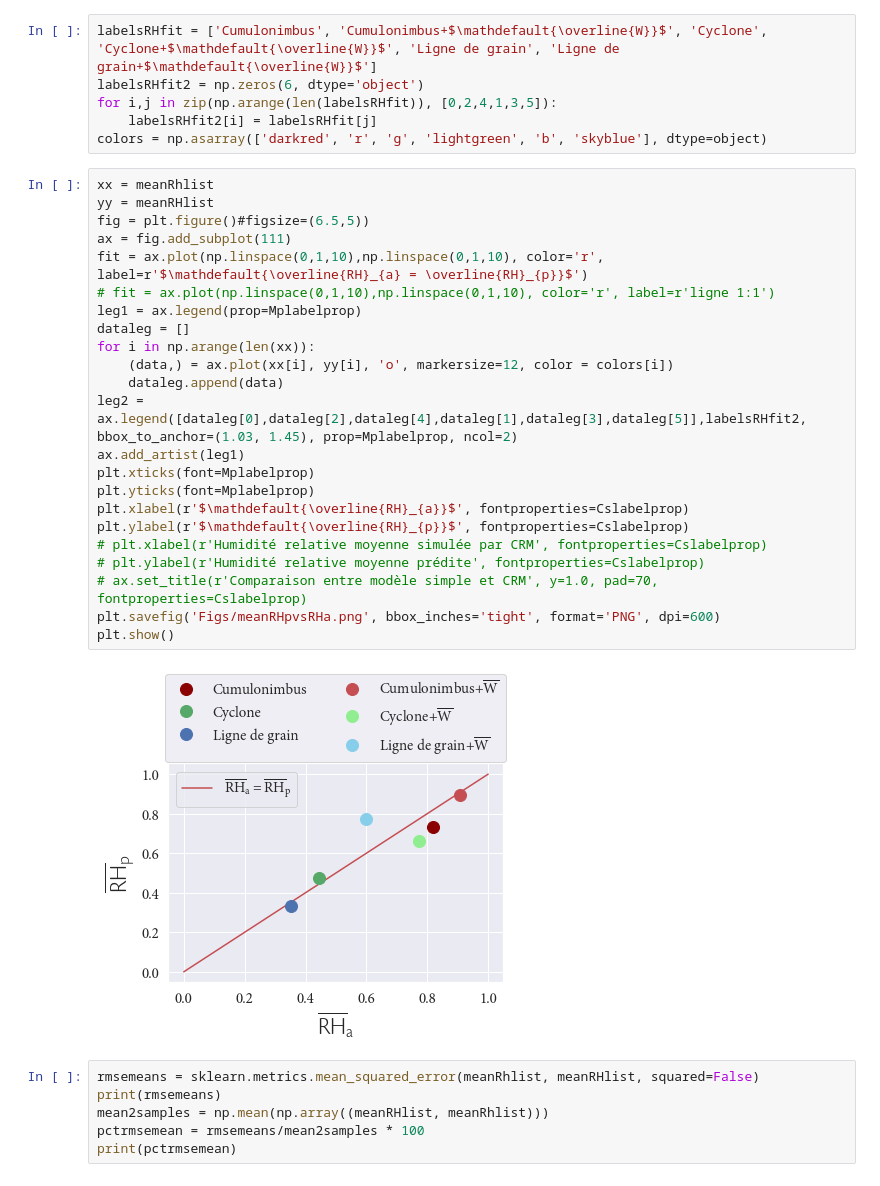
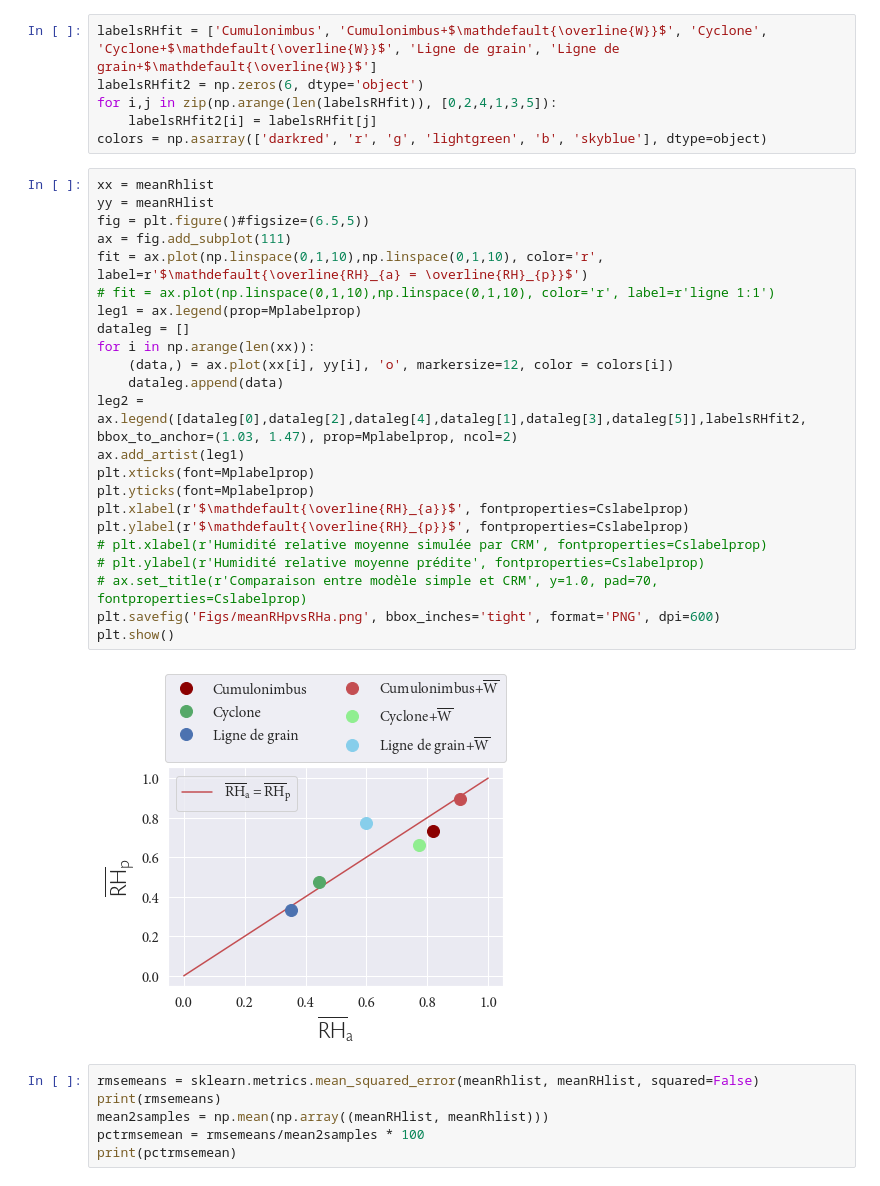
Before and after one commit to FelixLangot/LMD_Internship, a Jupyter notebook: Stats.ipynb, the cells around one changed output. Drawn from its saved outputs; the diff is of its cells as text.

```diff
--- a/Stats.ipynb
+++ b/Stats.ipynb
@@ -112,28 +112,28 @@ colors = np.asarray(['darkred', 'r', 'g', 'lightgreen', 'b', 'skyblue'], dtype=o
 # %%
 xx = meanRhlist
 yy = meanRHlist
 fig = plt.figure()#figsize=(6.5,5))
 ax = fig.add_subplot(111)
 fit = ax.plot(np.linspace(0,1,10),np.linspace(0,1,10), color='r', label=r'$\mathdefault{\overline{RH}_{a} = \overline{RH}_{p}}$')
 # fit = ax.plot(np.linspace(0,1,10),np.linspace(0,1,10), color='r', label=r'ligne 1:1')
 leg1 = ax.legend(prop=Mplabelprop)
 dataleg = []
 for i in np.arange(len(xx)):
     (data,) = ax.plot(xx[i], yy[i], 'o', markersize=12, color = colors[i])
     dataleg.append(data)
-leg2 = ax.legend([dataleg[0],dataleg[2],dataleg[4],dataleg[1],dataleg[3],dataleg[5]],labelsRHfit2, bbox_to_anchor=(1.03, 1.45), prop=Mplabelprop, ncol=2)
+leg2 = ax.legend([dataleg[0],dataleg[2],dataleg[4],dataleg[1],dataleg[3],dataleg[5]],labelsRHfit2, bbox_to_anchor=(1.03, 1.47), prop=Mplabelprop, ncol=2)
 ax.add_artist(leg1)
 plt.xticks(font=Mplabelprop)
 plt.yticks(font=Mplabelprop)
 plt.xlabel(r'$\mathdefault{\overline{RH}_{a}}$', fontproperties=Cslabelprop)
 plt.ylabel(r'$\mathdefault{\overline{RH}_{p}}$', fontproperties=Cslabelprop)
 # plt.xlabel(r'Humidité relative moyenne simulée par CRM', fontproperties=Cslabelprop)
 # plt.ylabel(r'Humidité relative moyenne prédite', fontproperties=Cslabelprop)
 # ax.set_title(r'Comparaison entre modèle simple et CRM', y=1.0, pad=70, fontproperties=Cslabelprop)
 plt.savefig('Figs/meanRHpvsRHa.png', bbox_inches='tight', format='PNG', dpi=600)
 plt.show()
 # %% [output]
-[figure, old version]
+[figure, new version]
 # %%
 rmsemeans = sklearn.metrics.mean_squared_error(meanRhlist, meanRHlist, squared=False)
 print(rmsemeans)
```
Also changed, not shown: parts of 18 cells of this notebook, 1 other file.
